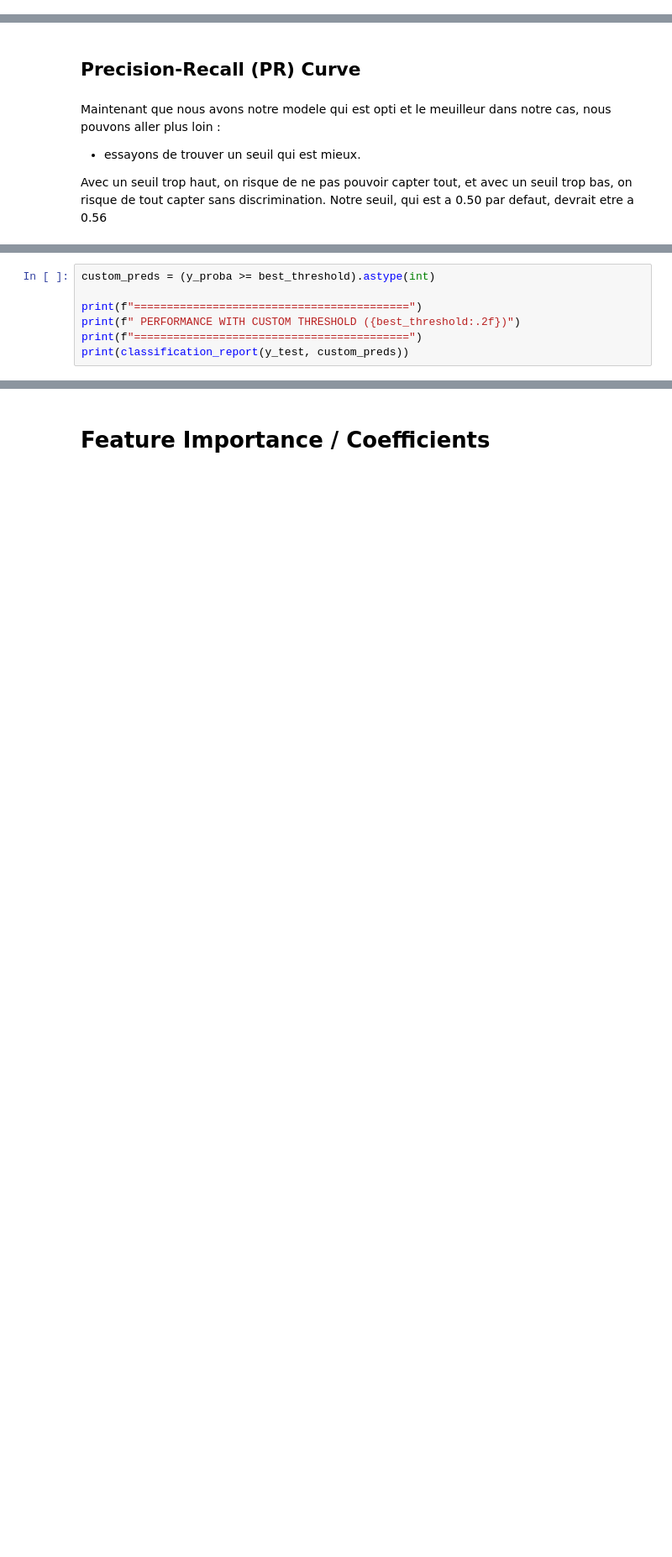
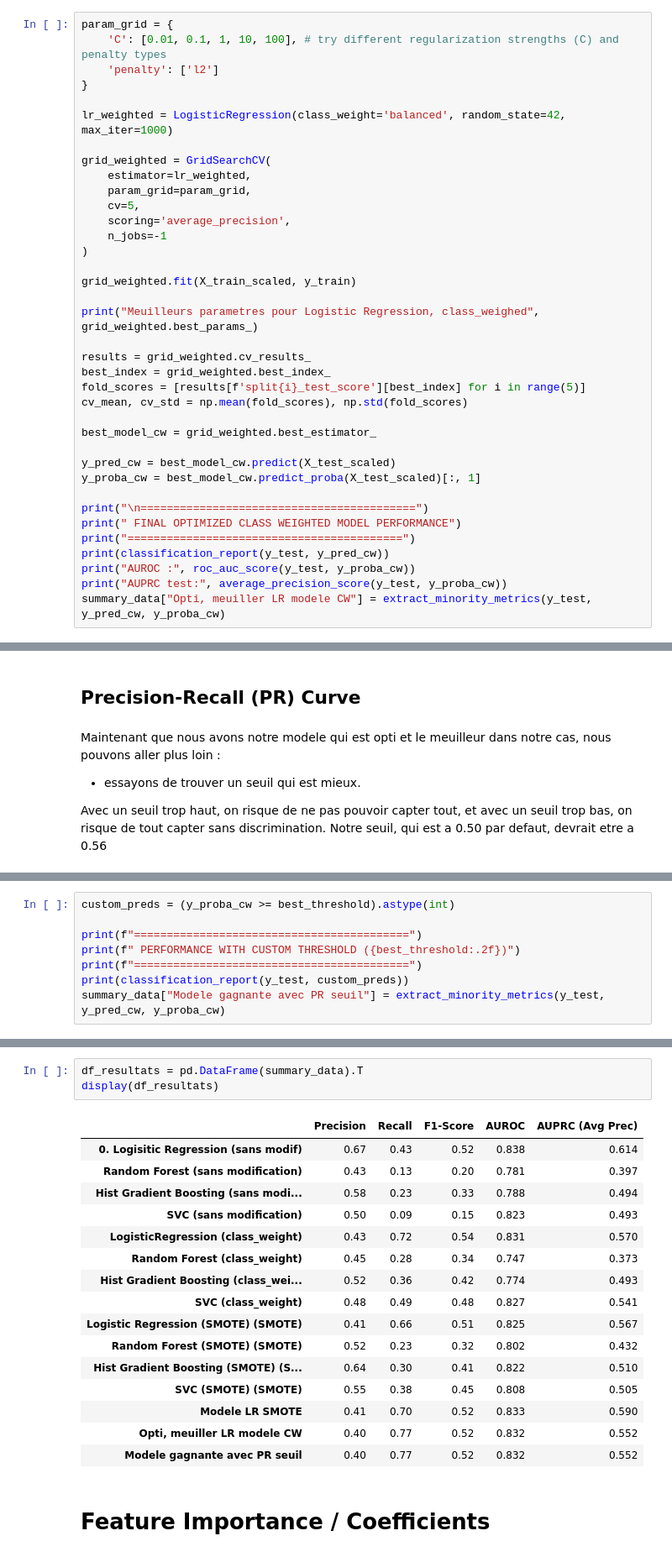
Before and after one commit to ankim21/attrition_ds_esn, a Jupyter notebook: P3.ipynb, the cells around one changed output, grey strips where cells are left out. Shown at 84% size. Saved outputs shown, nothing was run; the diff lists cells and outputs as text; blank space fills up the shorter version.

```diff
--- a/P3.ipynb
+++ b/P3.ipynb
@@ -1638,0 +1641,37 @@ AUPRC test: 0.5904413174507644
+# %%
+param_grid = {
+    'C': [0.01, 0.1, 1, 10, 100], # try different regularization strengths (C) and penalty types
+    'penalty': ['l2']
+}
+
+lr_weighted = LogisticRegression(class_weight='balanced', random_state=42, max_iter=1000)
+
+grid_weighted = GridSearchCV(
+    estimator=lr_weighted,
+    param_grid=param_grid,
+    cv=5,
+    scoring='average_precision',
+    n_jobs=-1
+)
+
+grid_weighted.fit(X_train_scaled, y_train)
+
+print("Meuilleurs parametres pour Logistic Regression, class_weighed", grid_weighted.best_params_)
+
+results = grid_weighted.cv_results_
+best_index = grid_weighted.best_index_
+fold_scores = [results[f'split{i}_test_score'][best_index] for i in range(5)]
+cv_mean, cv_std = np.mean(fold_scores), np.std(fold_scores)
+
+best_model_cw = grid_weighted.best_estimator_
+
+y_pred_cw = best_model_cw.predict(X_test_scaled)
+y_proba_cw = best_model_cw.predict_proba(X_test_scaled)[:, 1]
+
+print("\n==========================================")
+print(" FINAL OPTIMIZED CLASS WEIGHTED MODEL PERFORMANCE")
+print("==========================================")
+print(classification_report(y_test, y_pred_cw))
+print("AUROC :", roc_auc_score(y_test, y_proba_cw))
+print("AUPRC test:", average_precision_score(y_test, y_proba_cw))
+summary_data["Opti, meuiller LR modele CW"] = extract_minority_metrics(y_test, y_pred_cw, y_proba_cw)
@@ -1679,10 +1754,11 @@ Mathematically Optimal Threshold: 0.1578
 # %%
-custom_preds = (y_proba >= best_threshold).astype(int)
+custom_preds = (y_proba_cw >= best_threshold).astype(int)
 
 print(f"==========================================")
 print(f" PERFORMANCE WITH CUSTOM THRESHOLD ({best_threshold:.2f})")
 print(f"==========================================")
 print(classification_report(y_test, custom_preds))
+summary_data["Modele gagnante avec PR seuil"] = extract_minority_metrics(y_test, y_pred_cw, y_proba_cw)
 # %% [output]
 ==========================================
  PERFORMANCE WITH CUSTOM THRESHOLD (0.57)
@@ -1701,3 +1774,23 @@ weighted avg       0.86      0.83      0.84       294
+# %%
+df_resultats = pd.DataFrame(summary_data).T
+display(df_resultats)
+# %% [output]
+|  | Precision | Recall | F1-Score | AUROC | AUPRC (Avg Prec) |
+| 0. Logisitic Regression (sans modif) | 0.67 | 0.43 | 0.52 | 0.838 | 0.614 |
+| Random Forest (sans modification) | 0.43 | 0.13 | 0.20 | 0.781 | 0.397 |
+| Hist Gradient Boosting (sans modi... | 0.58 | 0.23 | 0.33 | 0.788 | 0.494 |
+| SVC (sans modification) | 0.50 | 0.09 | 0.15 | 0.823 | 0.493 |
+| LogisticRegression (class_weight) | 0.43 | 0.72 | 0.54 | 0.831 | 0.570 |
+| Random Forest (class_weight) | 0.45 | 0.28 | 0.34 | 0.747 | 0.373 |
+| Hist Gradient Boosting (class_wei... | 0.52 | 0.36 | 0.42 | 0.774 | 0.493 |
+| SVC (class_weight) | 0.48 | 0.49 | 0.48 | 0.827 | 0.541 |
+| Logistic Regression (SMOTE) (SMOTE) | 0.41 | 0.66 | 0.51 | 0.825 | 0.567 |
+| Random Forest (SMOTE) (SMOTE) | 0.52 | 0.23 | 0.32 | 0.802 | 0.432 |
+| Hist Gradient Boosting (SMOTE) (S... | 0.64 | 0.30 | 0.41 | 0.822 | 0.510 |
+| SVC (SMOTE) (SMOTE) | 0.55 | 0.38 | 0.45 | 0.808 | 0.505 |
+| Modele LR SMOTE | 0.41 | 0.70 | 0.52 | 0.833 | 0.590 |
+| Opti, meuiller LR modele CW | 0.40 | 0.77 | 0.52 | 0.832 | 0.552 |
+| Modele gagnante avec PR seuil | 0.40 | 0.77 | 0.52 | 0.832 | 0.552 |
 # %% [markdown]
 # Feature Importance / Coefficients
 # %%
```
Also changed, not shown: parts of 27 cells of this notebook.
